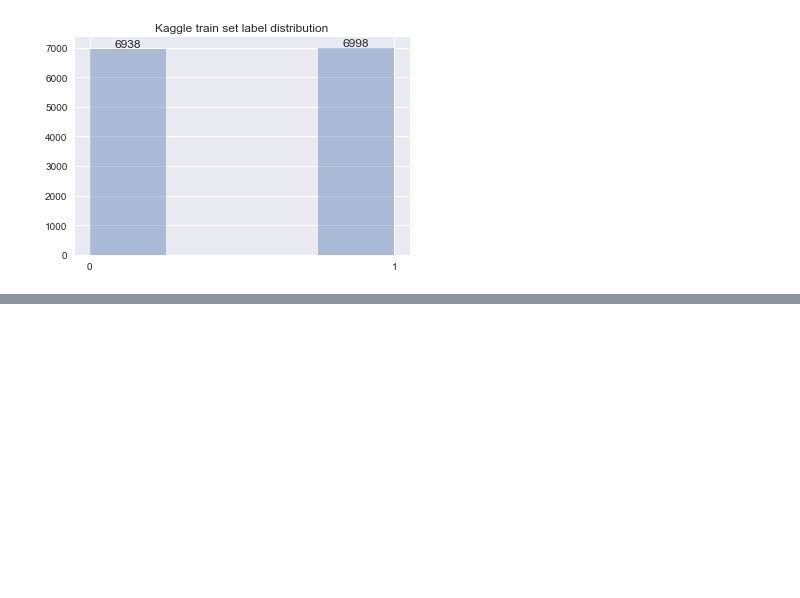
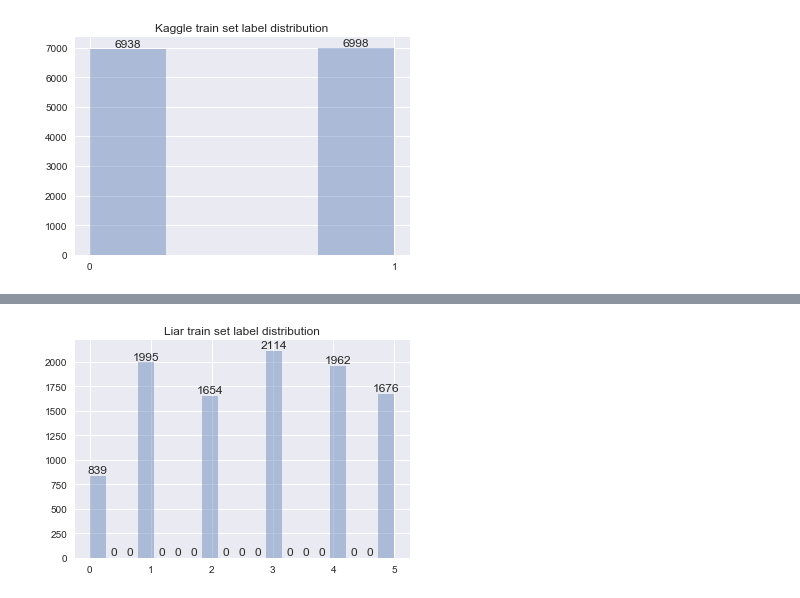
Before and after one commit to fuaadmire/thesis, a Jupyter notebook: descriptive_analysis_of_datasets.ipynb, the cells around one changed output, grey strips where cells are left out. Cells and saved outputs as stored; diff of their text form; code cells hidden in the pictures; blank space fills up the shorter version.

```diff
--- a/descriptive_analysis_of_datasets.ipynb
+++ b/descriptive_analysis_of_datasets.ipynb
@@ -129,0 +205,19 @@ plt.show()
+# %%
+import matplotlib.ticker as ticker
+label_to_ix ={"pants-fire":0, "false":1, "barely-true":2, "half-true":3, "mostly-true":4, "true":5}
+liar_train_lab = [label_to_ix[i] for i in liar_train_labels]
+ax = sns.distplot(liar_train_lab,kde=False)
+
+ax.xaxis.set_major_locator(ticker.MultipleLocator(1))
+ax.xaxis.set_major_formatter(ticker.ScalarFormatter())
+# Iterate through the list of axes' patches
+
+for i,p in enumerate(ax.patches):
+    #if i==0 or i==3:
+    ax.text(p.get_x() + p.get_width()/2., p.get_height()+2, '%d' % int(p.get_height()),
+            fontsize=12, ha='center', va='bottom')
+
+plt.title("Liar train set label distribution")
+plt.show()
+# %% [output]
+[figure, added]
```
Also changed, not shown: parts of 9 cells of this notebook.
